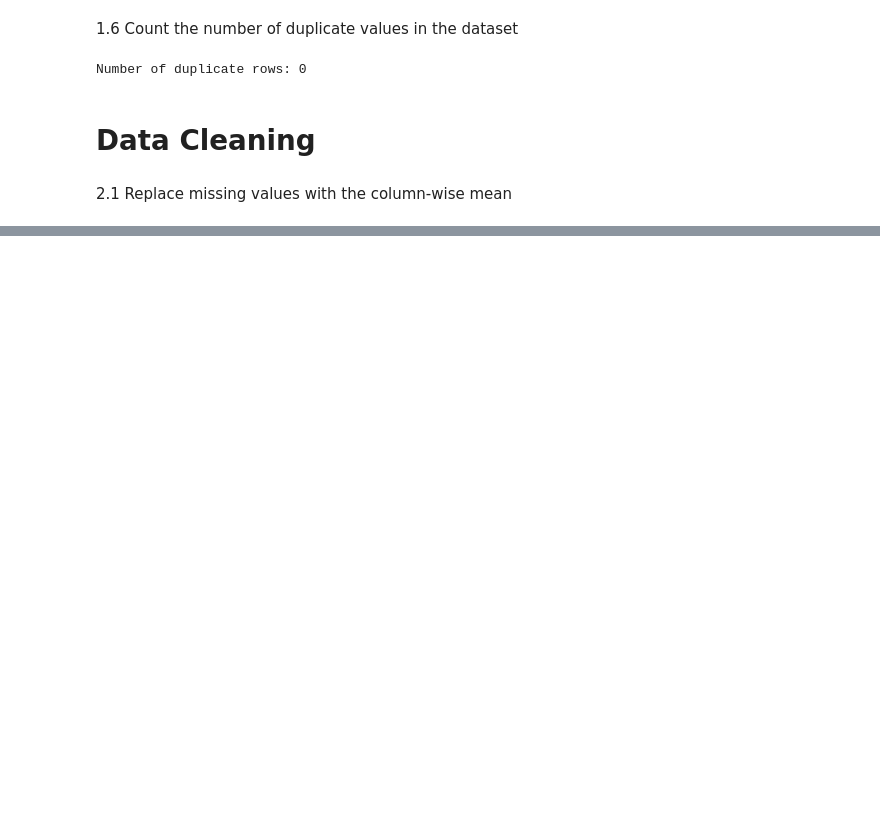
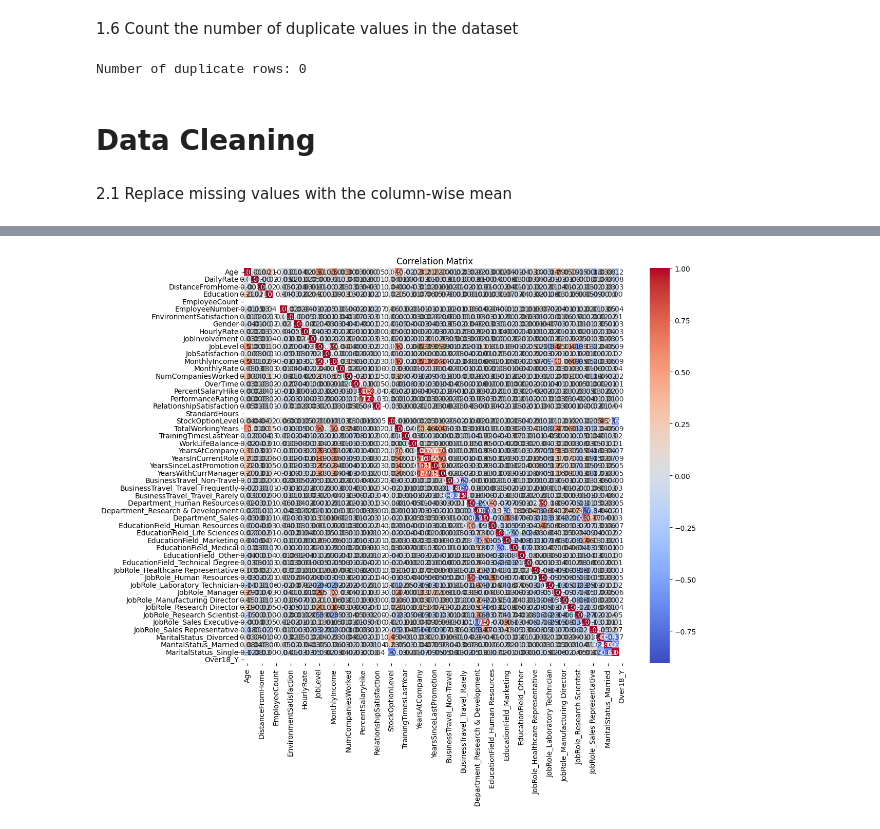
Before and after one commit to D0pp1er/CSE-472-ML, a Jupyter notebook: Offline 1/offline.ipynb, the cells around one changed output, grey strips where cells are left out. Cells and saved outputs as stored; diff of their text form; code cells hidden in the pictures; blank space fills up the shorter version.

```diff
--- a/Offline 1/offline.ipynb
+++ b/Offline 1/offline.ipynb
@@ -77,2 +231,0 @@ df.duplicated().sum()
-# %%
-df.dropna(subset=['Attrition'], inplace=True)
@@ -83,0 +232,17 @@ print(f"Number of duplicate rows after cleaning: {df.duplicated().sum()}")
+# %%
+features = df.drop(columns=['Attrition'])
+target = df['Attrition']
+# %%
+from sklearn.preprocessing import LabelEncoder
+
+target
+label_encoder = LabelEncoder()
+target_encoded = label_encoder.fit_transform(target)
+
+for col in features.select_dtypes(include=['category']).columns:
+    if features[col].nunique() == 2:
+        features[col] = label_encoder.fit_transform(features[col])
+
+
+
+features = pd.get_dummies(features)
@@ -83,0 +303,14 @@ print(f"Number of duplicate rows after cleaning: {df.duplicated().sum()}")
+# %%
+# import pandas as pd
+import seaborn as sns
+import matplotlib.pyplot as plt
+
+# Assuming 'features' is your DataFrame with numeric features and 'target' is your target column
+# Calculate the correlation of each feature with the target column
+features_df = pd.DataFrame(features, columns=features.columns)
+target_df = pd.DataFrame(target_encoded,columns=['Attrition'])
+target_series = target_df['Attrition']
+correlation = features_df.corrwith(target_series)
+# Display the correlation values
+print("Correlation of each feature with the target column:")
+print(correlation)
@@ -83,0 +335,9 @@ print(f"Number of duplicate rows after cleaning: {df.duplicated().sum()}")
+# %%
+# Create a correlation matrix
+correlation_matrix = features_df.corr()
+plt.figure(figsize=(12, 10))
+sns.heatmap(correlation_matrix, annot=True, cmap='coolwarm', fmt='.2f')
+plt.title('Correlation Matrix')
+plt.show()
+# %% [output]
+[figure, added]
```
Also changed, not shown: parts of 24 cells of this notebook, 20 other files.
